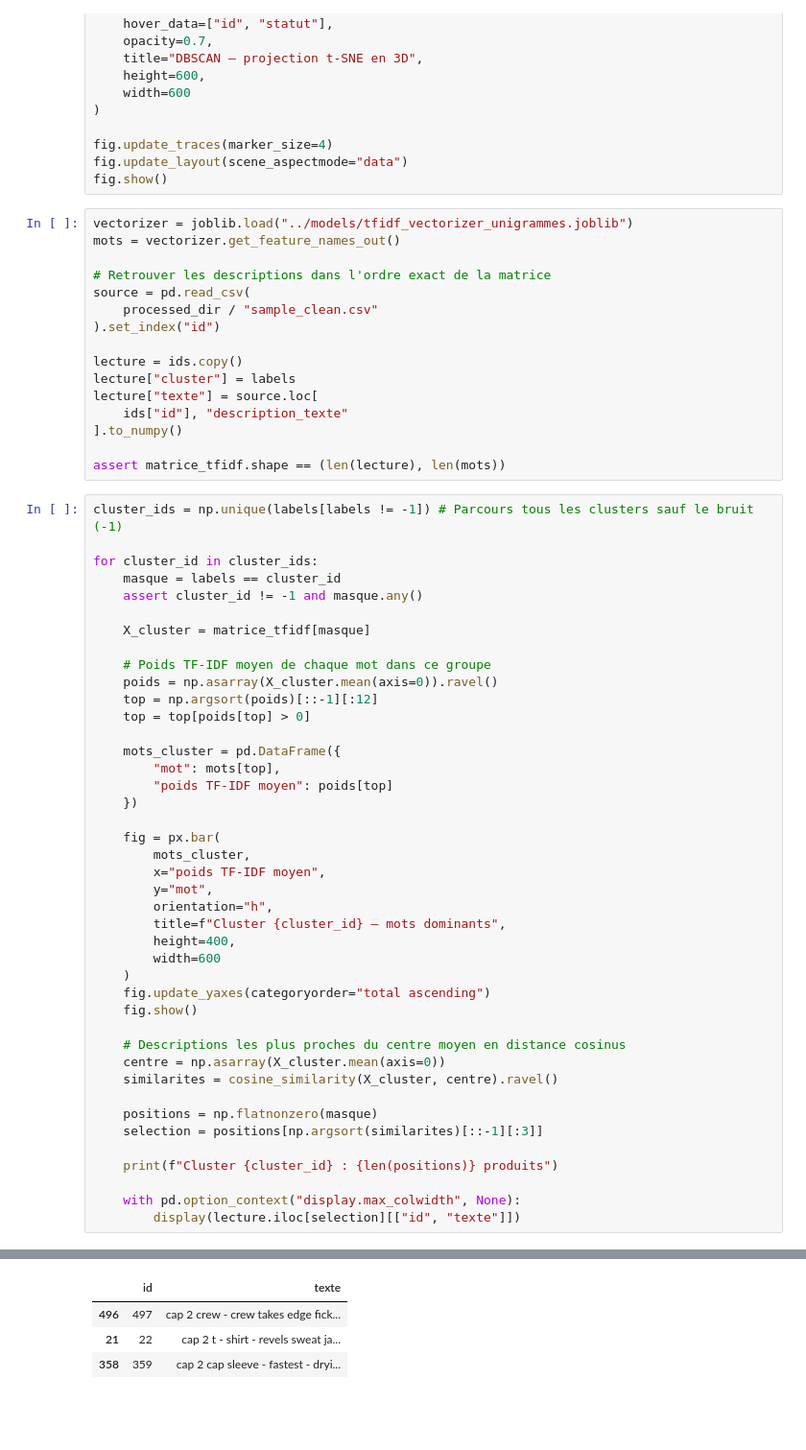
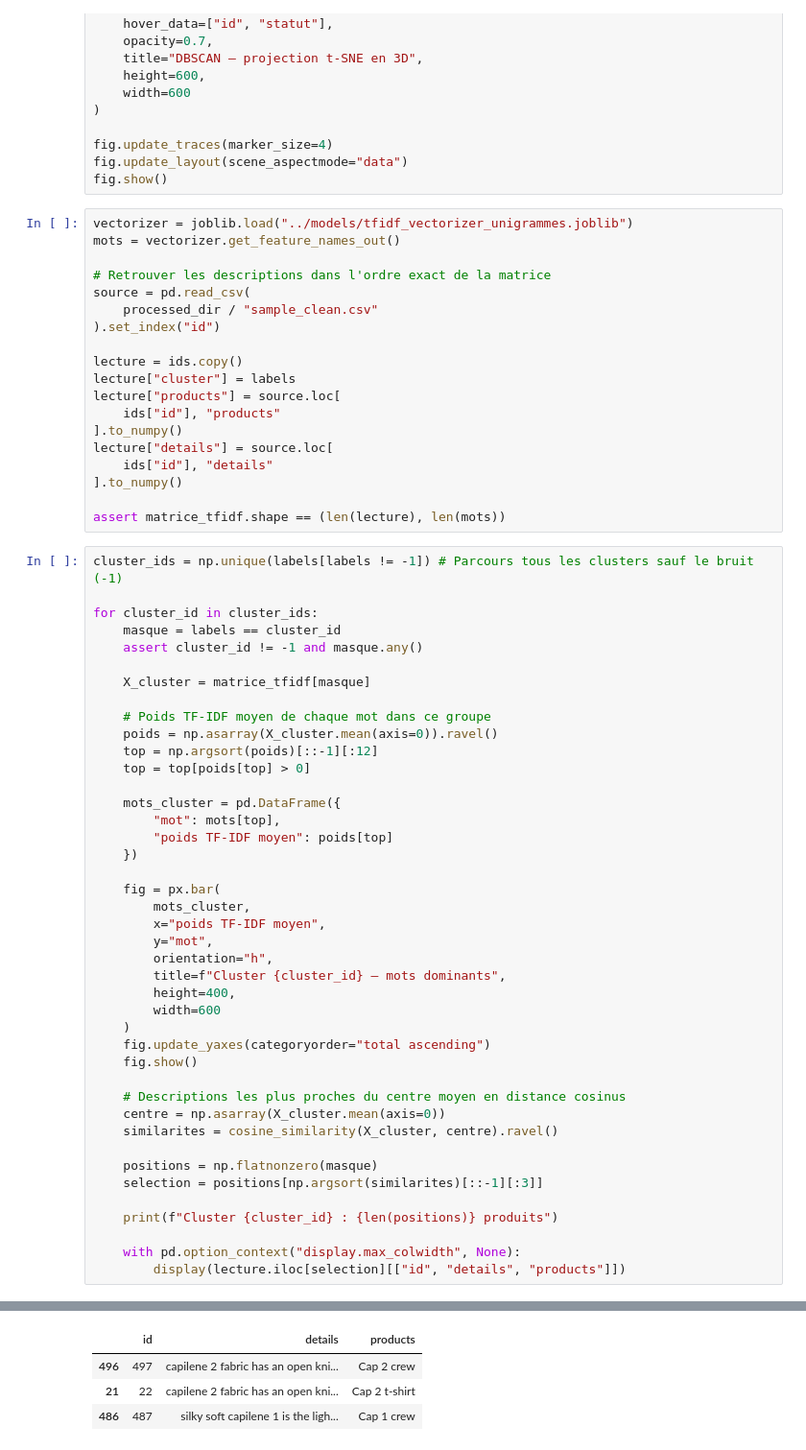
Before and after one commit to LN-Nb/north_face, a Jupyter notebook: Nico/notebooks/clustering_base.ipynb, the cells around one changed output, grey strips where cells are left out. Shown at 96% size. Cells and saved outputs as stored; diff of their text form; blank space fills up the shorter version.

```diff
--- a/Nico/notebooks/clustering_base.ipynb
+++ b/Nico/notebooks/clustering_base.ipynb
@@ -210,8 +210,11 @@ source = pd.read_csv(
 
 lecture = ids.copy()
 lecture["cluster"] = labels
-lecture["texte"] = source.loc[
-    ids["id"], "description_texte"
+lecture["products"] = source.loc[
+    ids["id"], "products"
+].to_numpy()
+lecture["details"] = source.loc[
+    ids["id"], "details"
 ].to_numpy()
 
 assert matrice_tfidf.shape == (len(lecture), len(mots))
@@ -231,36 +234,36 @@ for cluster_id in cluster_ids:
 
     mots_cluster = pd.DataFrame({
         "mot": mots[top],
         "poids TF-IDF moyen": poids[top]
     })
 
     fig = px.bar(
         mots_cluster,
         x="poids TF-IDF moyen",
         y="mot",
         orientation="h",
         title=f"Cluster {cluster_id} — mots dominants",
         height=400,
         width=600
     )
     fig.update_yaxes(categoryorder="total ascending")
     fig.show()
 
     # Descriptions les plus proches du centre moyen en distance cosinus
     centre = np.asarray(X_cluster.mean(axis=0))
     similarites = cosine_similarity(X_cluster, centre).ravel()
 
     positions = np.flatnonzero(masque)
     selection = positions[np.argsort(similarites)[::-1][:3]]
 
     print(f"Cluster {cluster_id} : {len(positions)} produits")
 
     with pd.option_context("display.max_colwidth", None):
-        display(lecture.iloc[selection][["id", "texte"]])
+        display(lecture.iloc[selection][["id", "details", "products"]])
 # %% [output]
 Cluster 0 : 28 produits
-|  | id | texte |
-| 496 | 497 | cap 2 crew - crew takes edge fick... |
-| 21 | 22 | cap 2 t - shirt - revels sweat ja... |
-| 358 | 359 | cap 2 cap sleeve - fastest - dryi... |
+|  | id | details | products |
+| 496 | 497 | capilene 2 fabric has an open kni... | Cap 2 crew |
+| 21 | 22 | capilene 2 fabric has an open kni... | Cap 2 t-shirt |
+| 486 | 487 | silky soft capilene 1 is the ligh... | Cap 1 crew |
 Cluster 1 : 55 produits
```
Also changed, not shown: parts of 4 cells of this notebook, 13 other files.
